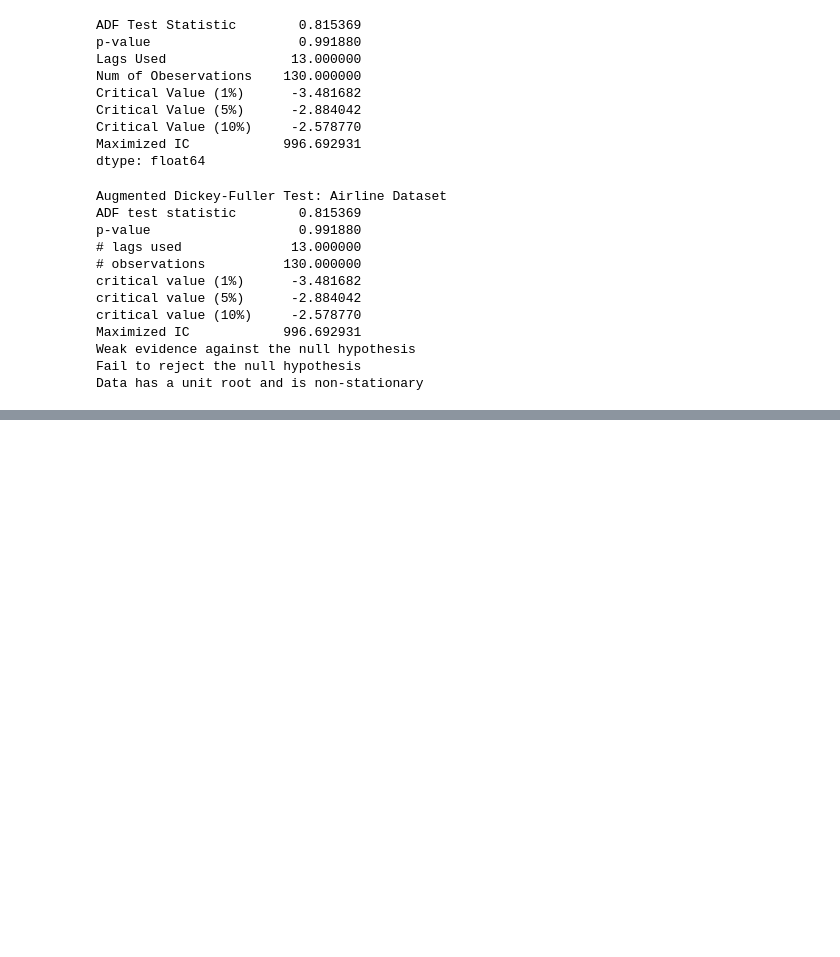
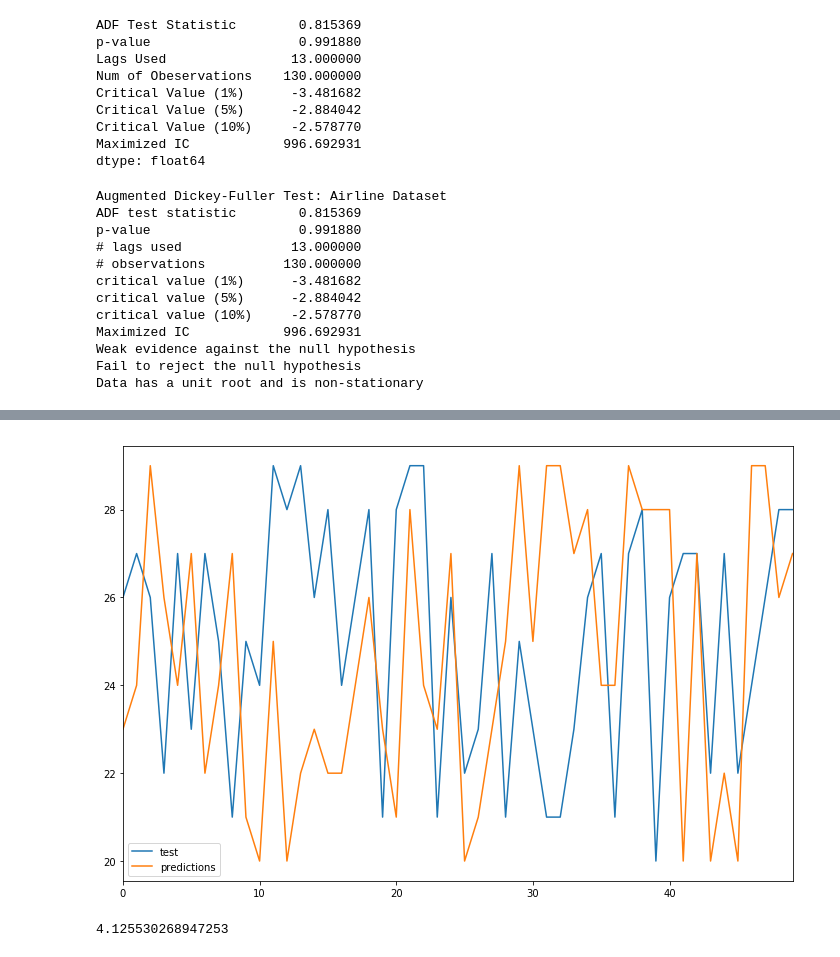
Before and after one commit to saifulrijal-ds/time-series-analysis-python, a Jupyter notebook: study-notes_general-forecasting-model_pt4.ipynb, the cells around one changed output, grey strips where cells are left out. Saved outputs shown, nothing was run; the diff lists cells and outputs as text; code cells hidden in the pictures; blank space fills up the shorter version.

```diff
--- a/study-notes_general-forecasting-model_pt4.ipynb
+++ b/study-notes_general-forecasting-model_pt4.ipynb
@@ -130,0 +253,4 @@ Data has a unit root and is non-stationary
+# %%
+np.random.seed(42)
+
+df = pd.DataFrame(np.random.randint(20, 30, (50, 2)), columns=['test', 'predictions'])
@@ -130,0 +266,4 @@ Data has a unit root and is non-stationary
+# %%
+df.plot(figsize=(12, 8)).autoscale(axis='x', tight=True)
+# %% [output]
+[figure, added]
@@ -130,0 +273,4 @@ Data has a unit root and is non-stationary
+# %%
+rmse(df['test'], df['predictions'])
+# %% [output]
+4.125530268947253
```
Also changed, not shown: parts of 23 cells of this notebook, 1 other file.
